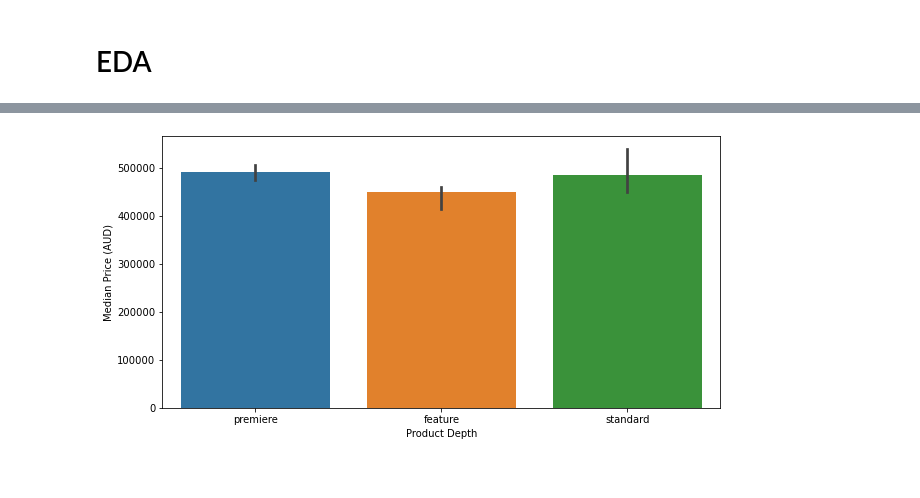
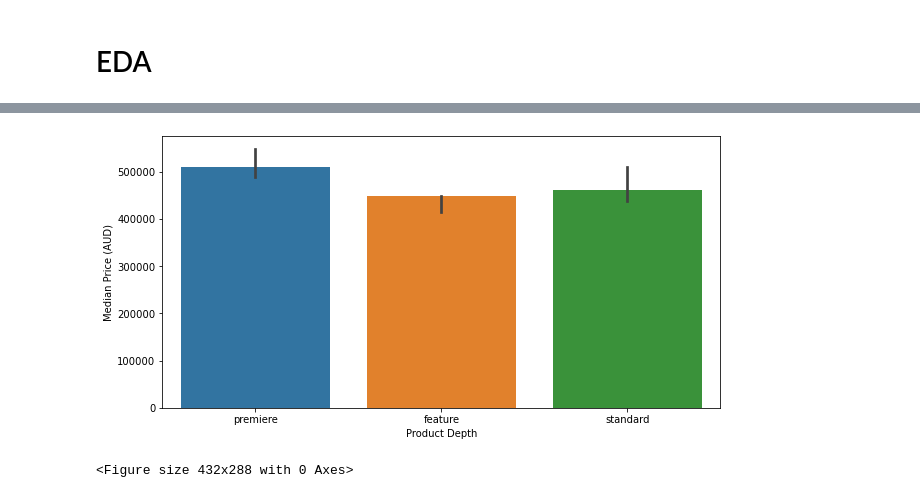
Before and after one commit to ayang-deloitte/Semester2Capstone, a Jupyter notebook: EDA.ipynb, the cells around one changed output, grey strips where cells are left out. Saved outputs shown, nothing was run; the diff lists cells and outputs as text; code cells hidden in the pictures.

Commit message:
added imputation and visualizations; adjusted model performances

```diff
--- a/EDA.ipynb
+++ b/EDA.ipynb
@@ -310,0 +314,6 @@ data_clean = data_c6.loc[data_c6["price"] >= q1 - 1.5*(q3-q1)]
+# %%
+quantiles = getQuantiles(data_c6["building_size"])
+iqr = quantiles[1]-quantiles[0]
+data_c7 = data_c6.loc[(data_c6["building_size"] <= quantiles[1] + 1.5*iqr) &
+                      (data_c6["building_size"] >= 0) &
+                     (data_c6["building_size"] >= quantiles[0] - 1.5*iqr)]
@@ -310,0 +325,6 @@ data_clean = data_c6.loc[data_c6["price"] >= q1 - 1.5*(q3-q1)]
+# %%
+quantiles = getQuantiles(data_c7["land_size"])
+iqr = quantiles[1]-quantiles[0]
+data_c8 = data_c7.loc[(data_c7["land_size"] <= quantiles[1] + 1.5*iqr) &
+                      (data_c7["land_size"] >= 0) &
+                     (data_c7["land_size"] >= quantiles[0] - 1.5*iqr)]
@@ -311,2 +336,2 @@ data_clean = data_c6.loc[data_c6["price"] >= q1 - 1.5*(q3-q1)]
 # %%
-data_clean
+data_clean = data_c8.copy()
@@ -333,9 +370,15 @@ from numpy import median
+# %%
+filepath = "visualizations/"
 # %%
 # product depth - somewhat similar median housing prices, but the median price of premier is highest
 plt.figure(figsize = (10, 5))
-sb.barplot(x = "product_depth",y = "price", data = data_clean, estimator = median)
+sb.barplot(x = "product_depth",y = "price", data = data_clean,
+           estimator = median)
 plt.xlabel("Product Depth")
 plt.ylabel("Median Price (AUD)")
 plt.show()
+
+plt.savefig(filepath + 'productDepth_price.png')
 # %% [output]
-[figure, old version]
+[figure, new version]
+<Figure size 432x288 with 0 Axes>
```
Also changed, not shown: parts of 28 cells of this notebook, 9 other files.
